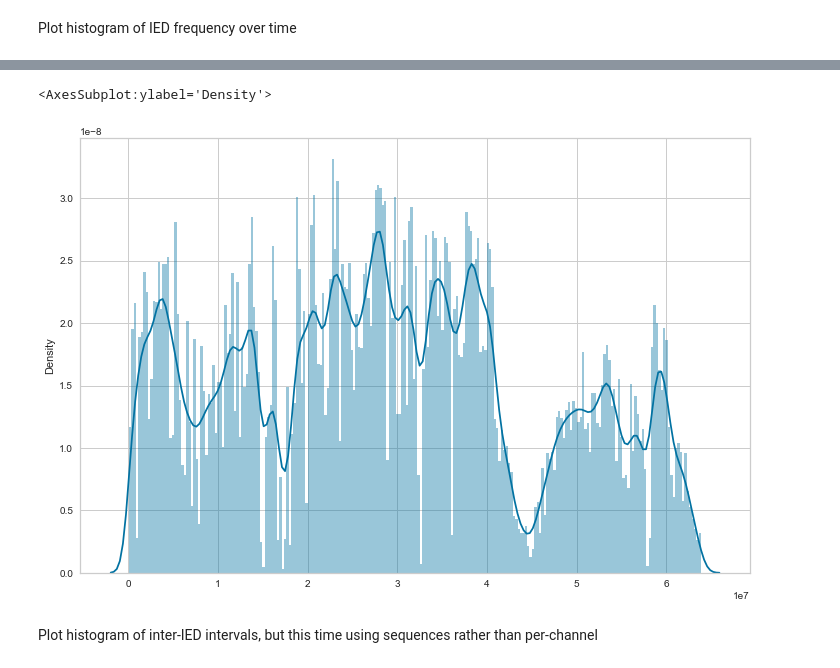
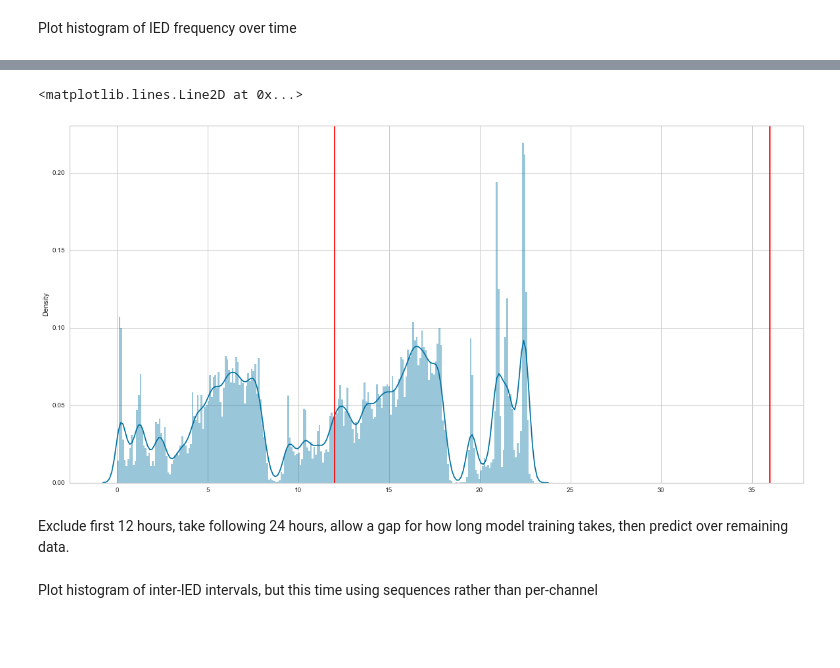
Before and after one commit to norrisjamie23/forecasting-epileptic-discharges, a Jupyter notebook: IED_sequence_detection-BeSa.ipynb, the cells around one changed output, grey strips where cells are left out. Cells and saved outputs as stored; diff of their text form; code cells hidden in the pictures; blank space fills up the shorter version.

```diff
--- a/IED_sequence_detection-BeSa.ipynb
+++ b/IED_sequence_detection-BeSa.ipynb
@@ -296,0 +262,30 @@ matshow_cluster(4)
+# %%
+in_range = np.logical_and(spike_ids > 11.25*2048*60**2, spike_ids < 35.25*2048*60**2)
+
+chan_ids = chan_ids[in_range]
+spike_ids = spike_ids[in_range]
+# features = features[in_range]
+# %%
+artifact_chans_names = ['EEG G10', 'EEG H10']
+artifact_chans = [valid_channels.index(artifact_chan) for artifact_chan in artifact_chans_names]
+
+valid_arr = []
+for artifact_chan in artifact_chans:
+    valid_arr.append(chan_ids == artifact_chan)
+
+valid_mask = np.array(valid_arr).sum(axis=0) == 0
+
+for artifact_chan in artifact_chans_names:
+    valid_channels.remove(artifact_chan)
+
+spike_ids = spike_ids[valid_mask]
+chan_ids = chan_ids[valid_mask]
+
+to_shift_arr = [chan_ids > chan for chan in artifact_chans]
+
+for to_shift in to_shift_arr:
+    chan_ids[to_shift] -= 1
+# %%
+%run utils.py
+all_seq_spikes, all_seq_chans = spikes_to_sequences(spike_ids, chan_ids, 2048)
+# all_seq_spikes, all_seq_chans = spikes_to_sequences(spike_ids, chan_ids, freq)
@@ -381,2 +480,7 @@ ax.set(xlabel='IED sequence duration (ms)')
 # %% [markdown]
 Plot histogram of IED frequency over time
+# %%
+matplotlib.rcParams['figure.figsize'] = (20, 10)
+
+sequence_starts = [spike[0] / (2048 * 60**2) for spike in all_seq_spikes]
+sns.distplot(sequence_starts, bins=240, kde_kws={"bw": 0.04})
@@ -383,9 +490,15 @@ Plot histogram of IED frequency over time
 # %%
-sequence_starts = [spike[0] for spike in all_seq_spikes]
+matplotlib.rcParams['figure.figsize'] = (20, 10)
+
+sequence_starts = [spike[0] / (2048 * 60**2) for spike in all_seq_spikes]
 sns.distplot(sequence_starts, bins=240, kde_kws={"bw": 0.04})
+plt.axvline(x=12, color='red')
+plt.axvline(x=36, color='red')
 # %% [output]
-<AxesSubplot:ylabel='Density'>
+<matplotlib.lines.Line2D at 0x...>
-[figure, old version]
+[figure, new version]
+# %% [markdown]
+Exclude first 12 hours, take following 24 hours, allow a gap for how long model training takes, then predict over remaining data.
 # %% [markdown]
 Plot histogram of inter-IED intervals, but this time using sequences rather than per-channel
 # %%
```
Also changed, not shown: parts of 85 cells of this notebook, 2 other files.
